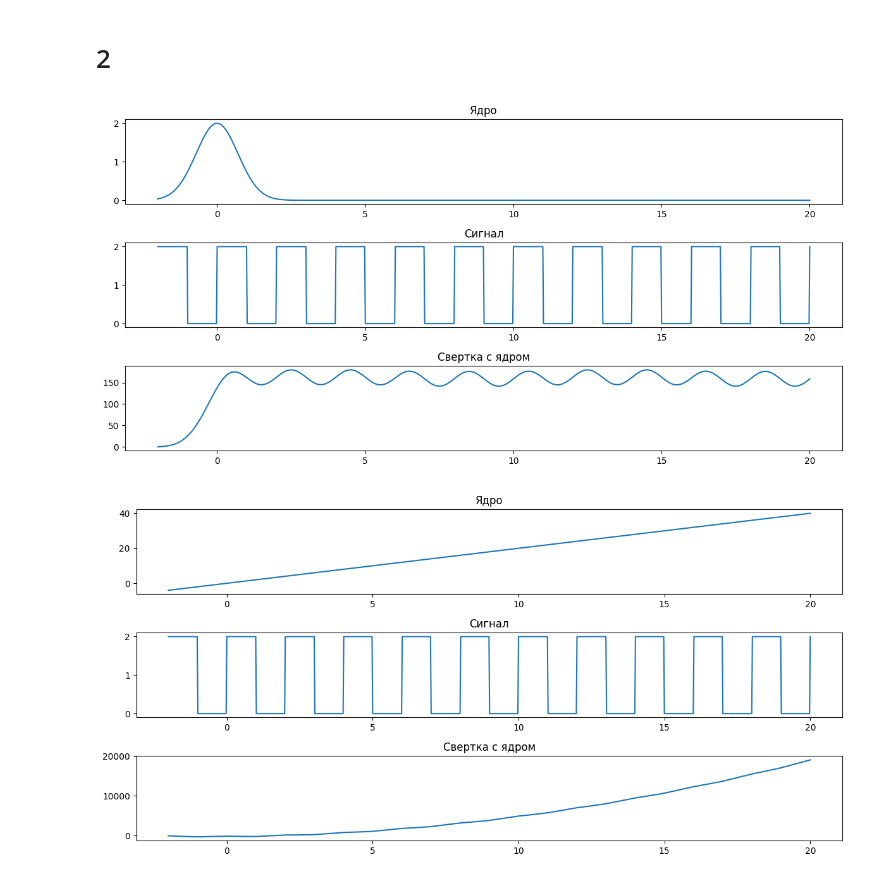
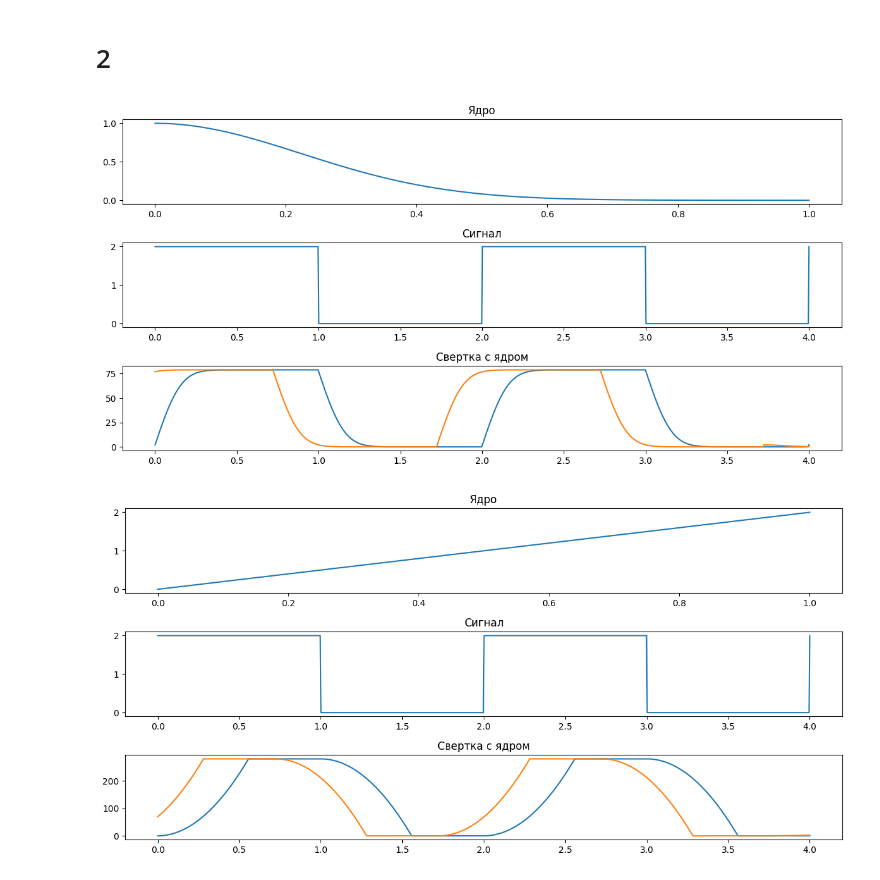
Before and after one commit to EmelyanovAlexey/digital_signal, a Jupyter notebook: lab_5.ipynb, the cells around one changed output. Cells and saved outputs as stored; diff of their text form; code cells hidden in the pictures.

```diff
--- a/lab_5.ipynb
+++ b/lab_5.ipynb
@@ -31,23 +47,27 @@ def print_1_2(t, kernel, signal, convolved_signal, title):
 # %% [markdown]
 # 1
 # %%
-t = np.linspace(-5, 5, 1000)
+t = np.linspace(0, 3, 1000)
+t_kernal = np.linspace(0, 1, 140)
 
 # прямоугольные периодические импульсы
 signal = np.array([rectangular_signal(x) for x in t])
 
 # Ядро свертки Прямоугольник
 A = 2
-kernel_a = A * np.exp(-t**2)
+# kernel_a = A*np.exp(-np.power(t_kernal, 2)/0.1)
+def kernel_exp(x, A):
+    return A*np.exp(-np.power(x, 2)/0.1)
+kernel_a = kernel_exp(t_kernal, 1)
 
 # Ядро свертки - линейная функция
-kernel_b = 2 * t
+kernel_b = 2 * t_kernal
 
 # Выполняем свертку
 convolved_signal_a = np.convolve(signal, kernel_a, mode='same')
 convolved_signal_b = np.convolve(signal, kernel_b, mode='same')
 
 # Нарисуем графики
-print_1_2(t, kernel_a, signal, convolved_signal_a, "Прямоугольные периодические импульсы")
-print_1_2(t, kernel_b, signal, convolved_signal_b, "Линейный сигнал")
+print_1_2(t, t_kernal, kernel_a, signal, convolved_signal_a, "Прямоугольные периодические импульсы")
+print_1_2(t, t_kernal, kernel_b, signal, convolved_signal_b, "Линейный сигнал")
 # %% [output]
@@ -60,37 +80,46 @@ print_1_2(t, kernel_b, signal, convolved_signal_b, "Линейный сигна
 # %%
 def my_convolve(signal, kernel):
     signal_length = len(signal)
     kernel_length = len(kernel)
     convolved_signal = np.zeros(signal_length)
 
     for i in range(signal_length):
         for j in range(kernel_length):
             if i - j >= 0:
                 convolved_signal[i] += signal[i - j] * kernel[j]
 
     return convolved_signal
 
-t = np.linspace(-2, 20, 1000)
+t = np.linspace(0, 4, 1000)
+t_kernal = np.linspace(0, 1, 140)
 
 # прямоугольные периодические импульсы
 signal = np.array([rectangular_signal(x) for x in t])
 
 # Ядро свертки Прямоугольник
 A = 2
-kernel_a = A * np.exp(-t**2)
+def kernel_exp(x, A):
+    return A*np.exp(-np.power(x, 2)/0.1)
+kernel_a = kernel_exp(t_kernal, 1)
 
 # Ядро свертки - линейная функция
-kernel_b = 2 * t
+kernel_b = 2 * t_kernal
+# def kernel_linear(a, x, b):
+#     return a * x + b
+# kernel_linear_vals = kernel_linear(1, t_kernal, 5)
 
 # Выполняем свертку
 convolved_signal_a = my_convolve(signal, kernel_a)
+convolved_signal_a_2 = np.convolve(signal, kernel_a, mode='same')
+
 convolved_signal_b = my_convolve(signal, kernel_b)
+convolved_signal_b_2 = np.convolve(signal, kernel_b, mode='same')
 
 # Нарисуем графики
-print_1_2(t, kernel_a, signal, convolved_signal_a, "Прямоугольные периодические импульсы")
-print_1_2(t, kernel_b, signal, convolved_signal_b, "Линейный сигнал")
+print_1_2_2(t, t_kernal, kernel_a, signal, convolved_signal_a, "Прямоугольные периодические импульсы", convolved_signal_a_2)
+print_1_2_2(t, t_kernal, kernel_b, signal, convolved_signal_b, "Линейный сигнал", convolved_signal_b_2)
 # %% [output]
-[figure, old version]
+[figure, new version]
-[figure, old version]
+[figure, new version]
 # %% [markdown]
 ![image.png](attachment:image.png)
```
Also changed, not shown: parts of 9 cells of this notebook, 1 other file.
